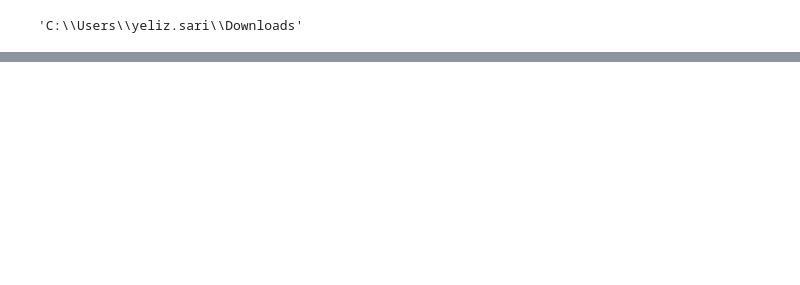
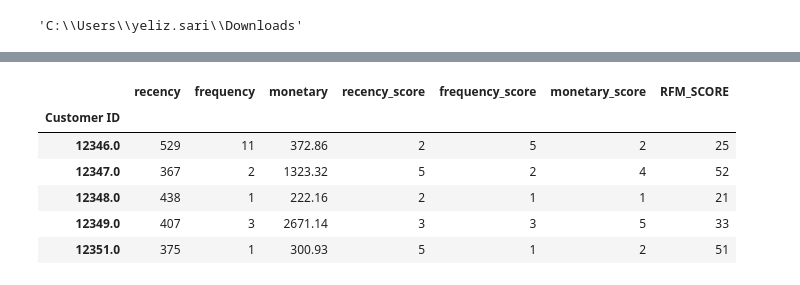
Before and after one commit to yelizsari/rfm_segmentation, a Jupyter notebook: RFM_segmentation (1).ipynb, the cells around one changed output, grey strips where cells are left out. Drawn from its saved outputs; the diff is of its cells as text; code cells hidden in the pictures; blank space fills up the shorter version.

```diff
--- a/RFM_segmentation (1).ipynb
+++ b/RFM_segmentation (1).ipynb
@@ -96,0 +108,4 @@ TypeError: unsupported operand type(s) for -: 'str' and 'str'
+# %%
+rfm = df.groupby('Customer ID').agg({'InvoiceDate': lambda date: (today_date - date.max()).days,
+                                    'Invoice': lambda num: num.nunique(),
+                                    'TotalPrice': lambda TotalPrice: TotalPrice.sum()})
@@ -96,0 +141,10 @@ TypeError: unsupported operand type(s) for -: 'str' and 'str'
+# %%
+rfm.head()
+# %% [output]
+|  | recency | frequency | monetary | recency_score | frequency_score | monetary_score | RFM_SCORE |
+| Customer ID |  |  |  |  |  |  |  |
+| 12346.0 | 529 | 11 | 372.86 | 2 | 5 | 2 | 25 |
+| 12347.0 | 367 | 2 | 1323.32 | 5 | 2 | 4 | 52 |
+| 12348.0 | 438 | 1 | 222.16 | 2 | 1 | 1 | 21 |
+| 12349.0 | 407 | 3 | 2671.14 | 3 | 3 | 5 | 33 |
+| 12351.0 | 375 | 1 | 300.93 | 5 | 1 | 2 | 51 |
```
Also changed, not shown: parts of 33 cells of this notebook.
